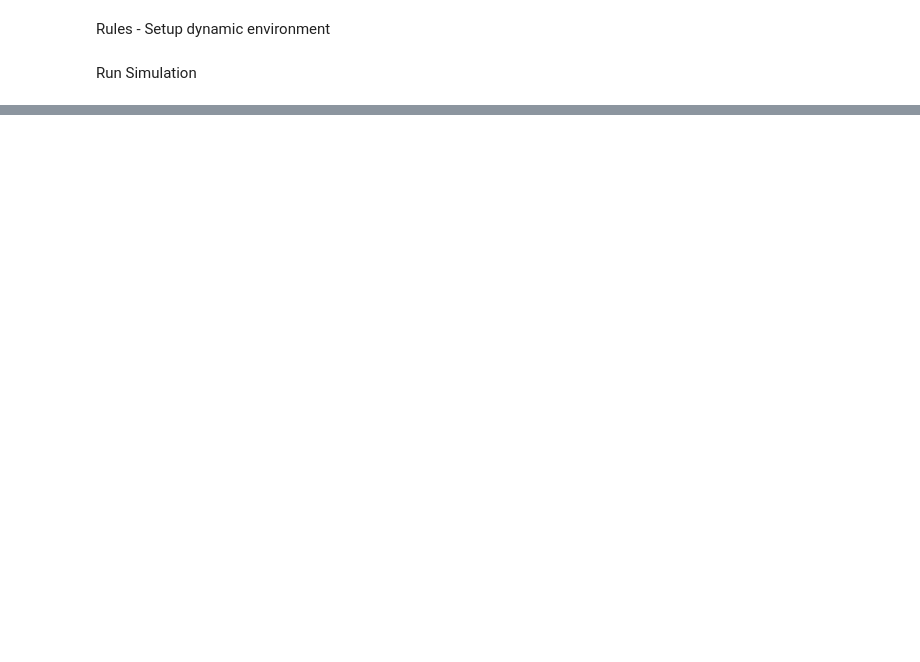
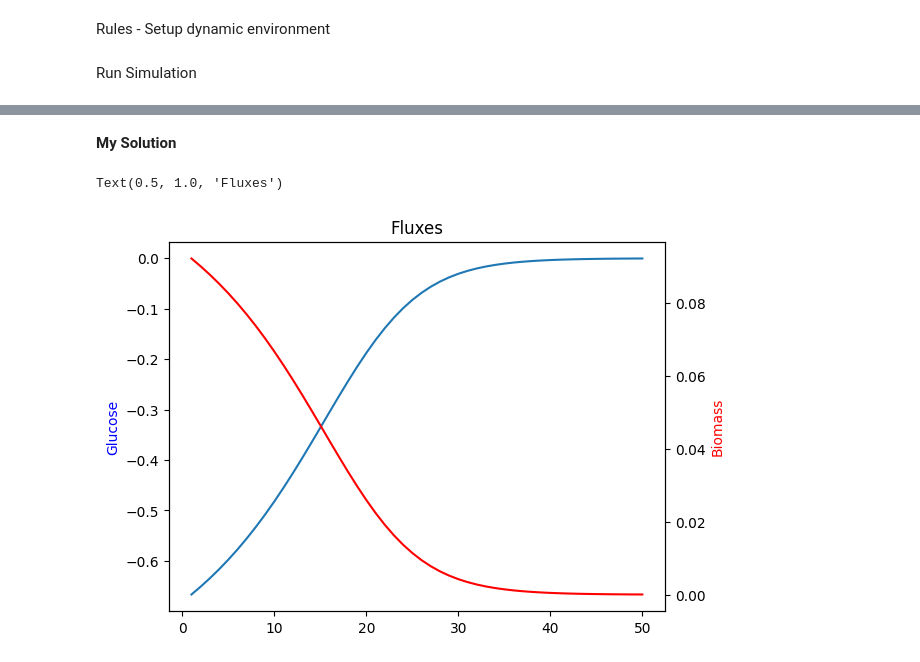
Before and after one commit to BondonMickael/M_xanthus-E_coli-Predation, a Jupyter notebook: notebooks/compart_model.ipynb, the cells around one changed output, grey strips where cells are left out. Saved outputs shown, nothing was run; the diff lists cells and outputs as text; code cells hidden in the pictures; blank space fills up the shorter version.

Commit message:
Create dynamic ext env

```diff
--- a/notebooks/compart_model.ipynb
+++ b/notebooks/compart_model.ipynb
@@ -26,6 +36,7 @@ E_coli
 # %% [markdown]
 Rules - Setup dynamic environment
 # %%
+##COBRApy
 def add_dynamic_bounds(model, y):
     """Use external concentrations to bound the uptake flux of glucose."""
     biomass, glucose = y  # expand the boundary species (Can put more)
@@ -44,7 +55,7 @@ def dynamic_system(t, y):
         cobra.util.add_lp_feasibility(E_coli)
         feasibility = cobra.util.fix_objective_as_constraint(E_coli)
         lex_constraints = cobra.util.add_lexicographic_constraints(
-            E_coli, ['BIOMASS_Ec_iML1515_core_75p37M', 'EX_glc__D_e'], ['max', 'max'])
+            E_coli, ['BIOMASS_Ec_iML1515_core_75p37M', 'EX_glc__D_e',], ['max', 'max'])
 
     # Since the calculated fluxes are specific rates, we multiply them by the
     # biomass concentration to get the bulk exchange rates.
@@ -87,14 +98,14 @@ infeasible_event.terminal = True
 # %% [markdown]
 Run Simulation
 # %%
-ts = np.linspace(0, 10, 50)  # Desired integration resolution and interval
+ts = np.linspace(0, 10, 20)  # Desired integration resolution and interval
 y0 = [0.1, 10]
 
 with tqdm() as pbar:
     dynamic_system.pbar = pbar
 
     sol = solve_ivp(
-        fun=dynamic_system,
+        fun=dynamic_system_E_coli,
         events=[infeasible_event],
         t_span=(ts.min(), ts.max()),
         y0=y0,
@@ -111,0 +148,2 @@ NameError: name 'sol' is not defined
+# %% [markdown]
+**My Solution**
@@ -111,0 +185,21 @@ NameError: name 'sol' is not defined
+# %%
+fluxes_E[0]['EX_glc__D_e']
+glucose = []
+biomass = []
+
+for i in fluxes_E:
+ glucose.append(i['EX_glc__D_e'])
+ biomass.append(i['BIOMASS_Ec_iML1515_core_75p37M'])
+
+ax = plt.subplot(111)
+ax.plot(time_point[1:], glucose)
+ax2 = plt.twinx(ax)
+ax2.plot(time_point[1:], biomass, color='r')
+
+ax.set_ylabel('Glucose', color='b')
+ax2.set_ylabel('Biomass', color='r')
+
+ax.set_title('Fluxes')
+# %% [output]
+Text(0.5, 1.0, 'Fluxes')
+[figure, added]
```
Also changed, not shown: parts of 8 cells of this notebook, 1 other file.
